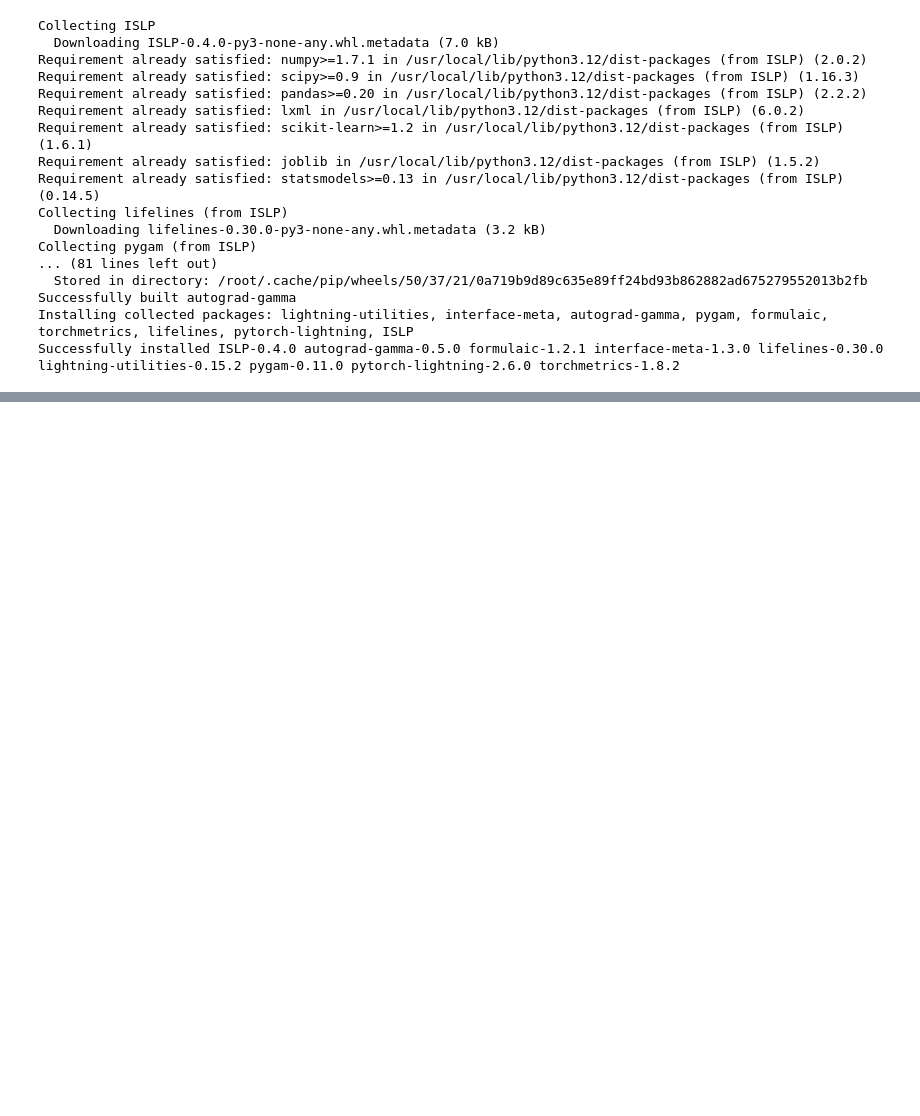
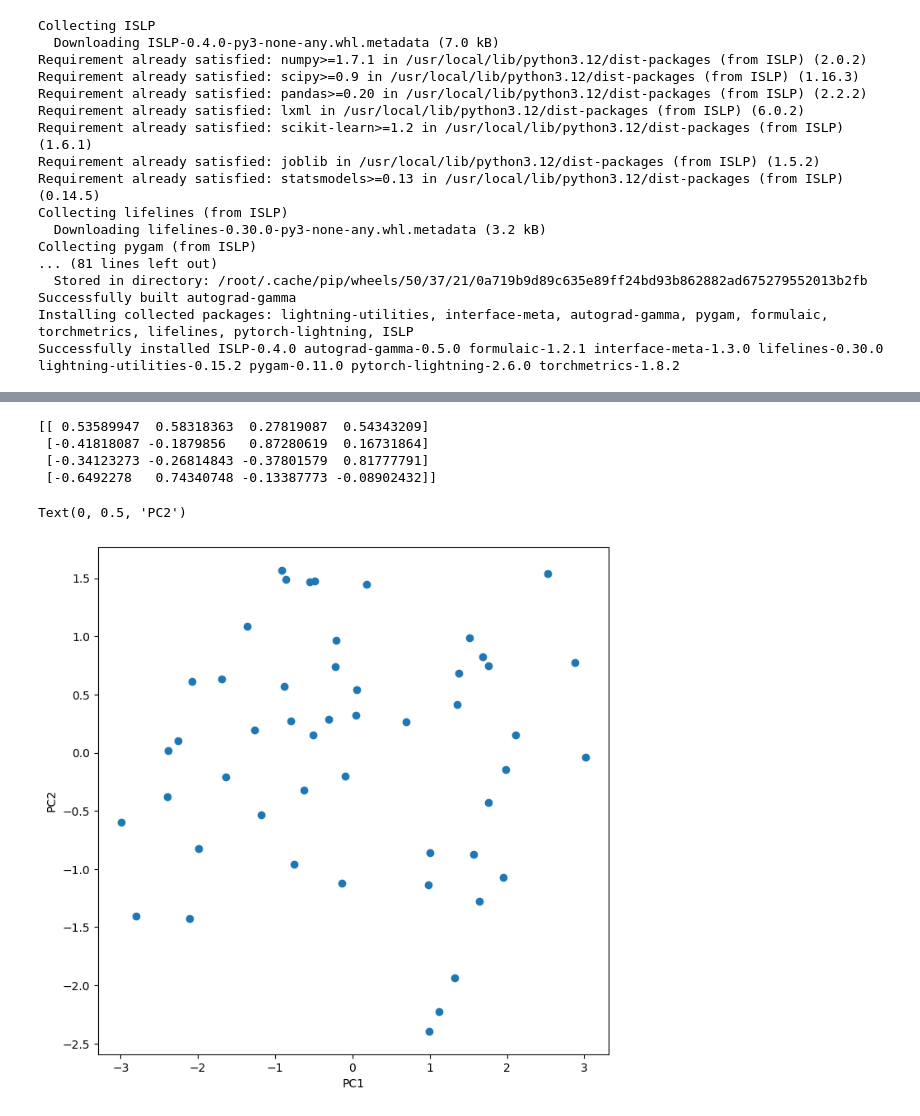
Before and after one commit to Pranu008/Big-Data-analytics-and-Machine-learning, a Jupyter notebook: NEHA.ipynb, the cells around one changed output, grey strips where cells are left out. Cells and saved outputs as stored; diff of their text form; code cells hidden in the pictures; blank space fills up the shorter version.

```diff
--- a/NEHA.ipynb
+++ b/NEHA.ipynb
@@ -207,0 +261,14 @@ dtype: float64
+# %%
+# SECTION 6: PCA ON USArrests DATA
+# In this section we switch to PCA to understand dimensionality reduction.
+
+
+from statsmodels.datasets import get_rdataset
+from sklearn.decomposition import PCA
+
+
+USArrests = get_rdataset('USArrests').data
+print(USArrests)
+print(USArrests.columns)
+print(USArrests.mean())
+print(USArrests.var())
@@ -207,0 +293,26 @@ dtype: float64
+# %%
+# Scaling the data before PCA
+scaler = StandardScaler(with_std=True, with_mean=True)
+USArrests_scaled = scaler.fit_transform(USArrests)
+# %%
+# Initializing PCA
+test_pca = PCA()
+test_pca.fit(USArrests_scaled)
+
+
+scores = test_pca.transform(USArrests_scaled)
+print(test_pca.components_)
+# %% [output]
+[[ 0.53589947  0.58318363  0.27819087  0.54343209]
+ [-0.41818087 -0.1879856   0.87280619  0.16731864]
+ [-0.34123273 -0.26814843 -0.37801579  0.81777791]
+ [-0.6492278   0.74340748 -0.13387773 -0.08902432]]
+# %%
+# Plotting the first two PCs
+fig, ax = plt.subplots(figsize=(8,8))
+ax.scatter(scores[:,0], scores[:,1])
+ax.set_xlabel('PC1')
+ax.set_ylabel('PC2')
+# %% [output]
+Text(0, 0.5, 'PC2')
+[figure, added]
```
Also changed, not shown: parts of 44 cells of this notebook.
